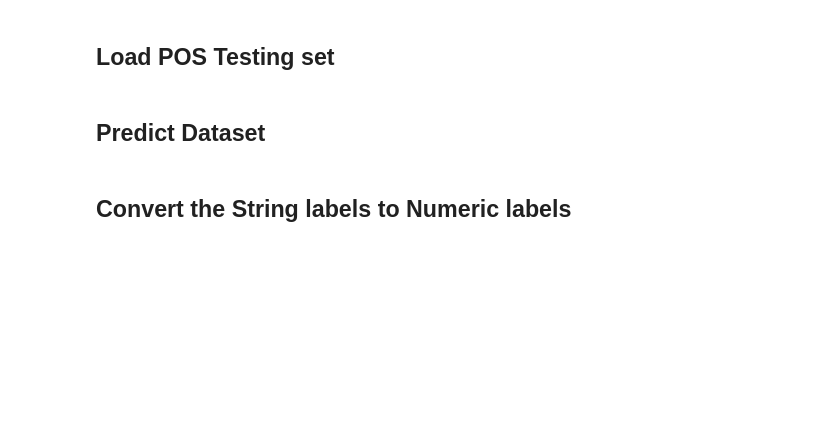
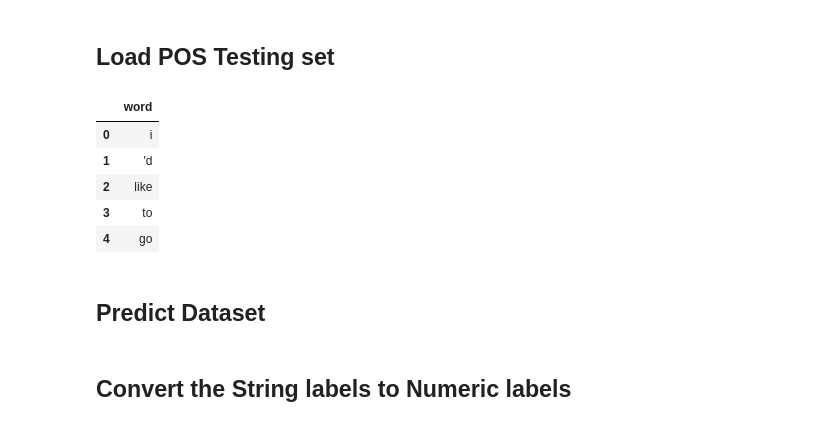
Before and after one commit to kyloop/CSC_594_AI_NLP, a Jupyter notebook: extra_credit.ipynb, the cells around one changed output. Drawn from its saved outputs; the diff is of its cells as text; code cells hidden in the pictures; blank space fills up the shorter version.

```diff
--- a/extra_credit.ipynb
+++ b/extra_credit.ipynb
@@ -53,7 +62,15 @@ df_WSJ_test.columns = ["word", "tag", "other"]
 # %%
 #Loading the Testing Set 1
 df_POS_test = pd.read_csv("POS-test.txt", sep=" ", header=None)
 df_POS_test.columns = ["word"]
+df_POS_test.head(5)
+# %% [output]
+|  | word |
+| 0 | i |
+| 1 | 'd |
+| 2 | like |
+| 3 | to |
+| 4 | go |
 # %% [markdown]
 ## Predict Dataset
 # %%
```
Also changed, not shown: parts of 16 cells of this notebook.
